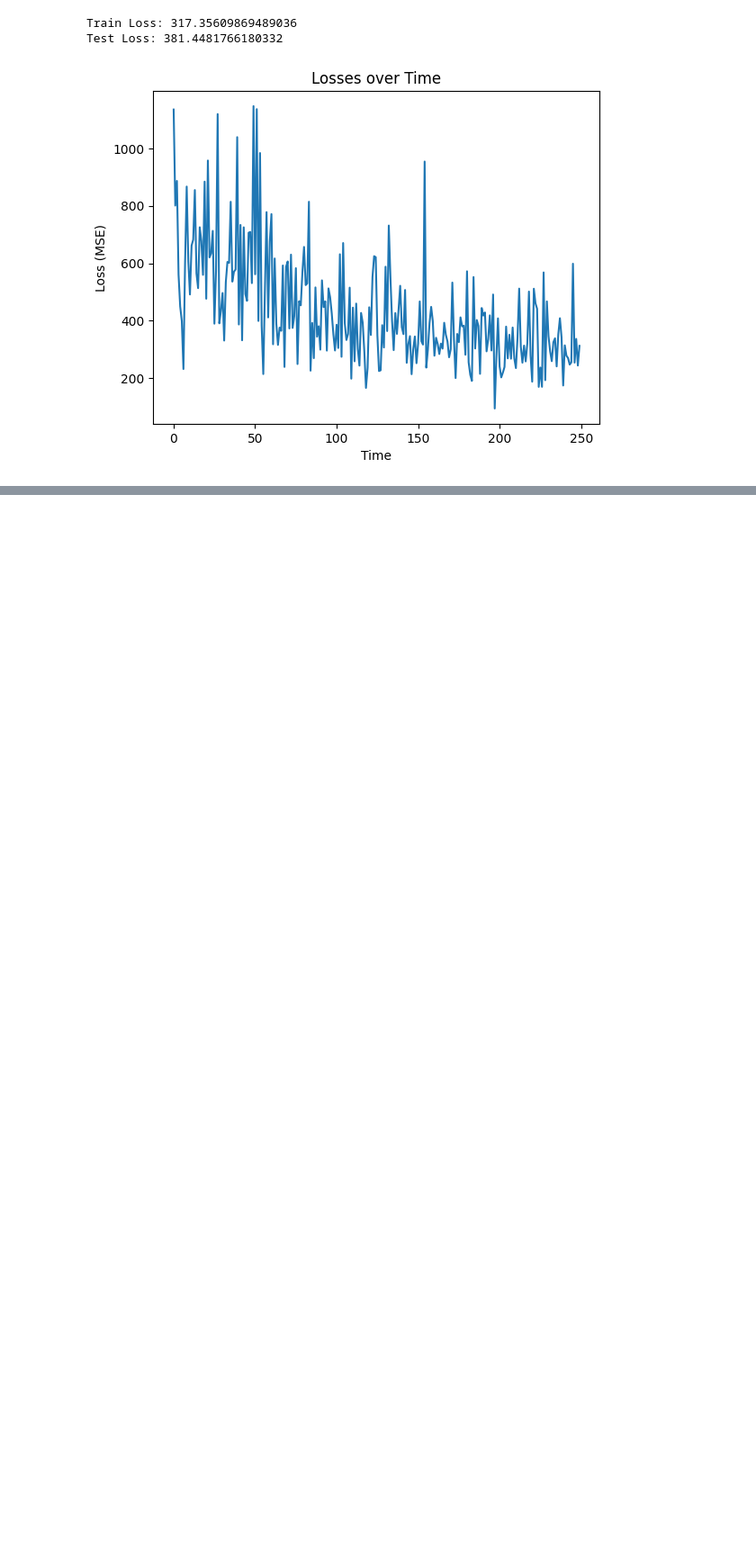
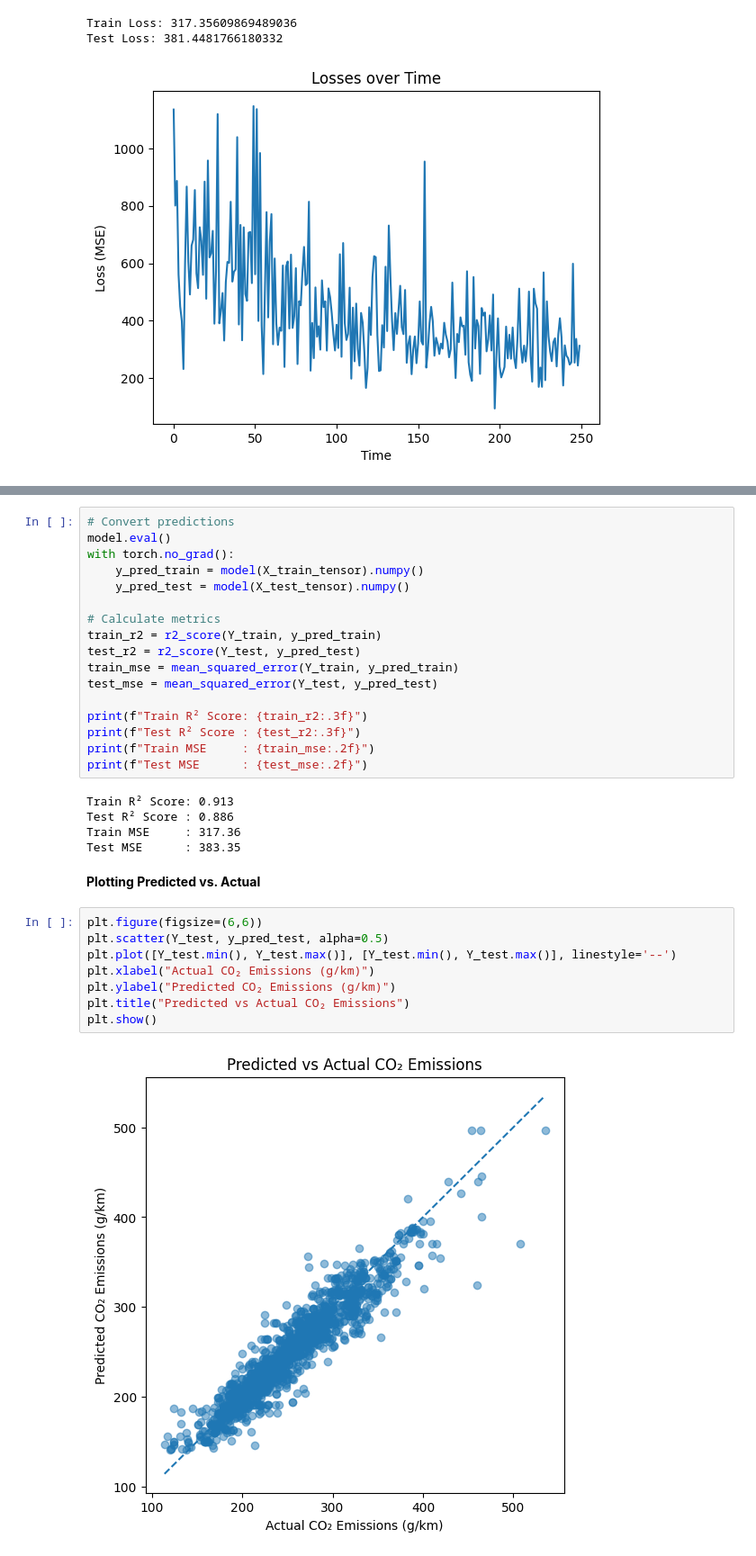
Before and after one commit to KalebW1229/CMSC320-Final-Project, a Jupyter notebook: finalcheckpoint.ipynb, the cells around one changed output, grey strips where cells are left out. Shown at 90% size. Cells and saved outputs as stored; diff of their text form; blank space fills up the shorter version.

Commit message:
added evaluation for MLP model; added training and evaluation for random forest model

```diff
--- a/finalcheckpoint.ipynb
+++ b/finalcheckpoint.ipynb
@@ -691,0 +698,34 @@ Test Loss: 381.4481766180332
+# %%
+# Convert predictions
+model.eval()
+with torch.no_grad():
+    y_pred_train = model(X_train_tensor).numpy()
+    y_pred_test = model(X_test_tensor).numpy()
+
+# Calculate metrics
+train_r2 = r2_score(Y_train, y_pred_train)
+test_r2 = r2_score(Y_test, y_pred_test)
+train_mse = mean_squared_error(Y_train, y_pred_train)
+test_mse = mean_squared_error(Y_test, y_pred_test)
+
+print(f"Train R² Score: {train_r2:.3f}")
+print(f"Test R² Score : {test_r2:.3f}")
+print(f"Train MSE     : {train_mse:.2f}")
+print(f"Test MSE      : {test_mse:.2f}")
+# %% [output]
+Train R² Score: 0.913
+Test R² Score : 0.886
+Train MSE     : 317.36
+Test MSE      : 383.35
+# %% [markdown]
+**Plotting Predicted vs. Actual**
+# %%
+plt.figure(figsize=(6,6))
+plt.scatter(Y_test, y_pred_test, alpha=0.5)
+plt.plot([Y_test.min(), Y_test.max()], [Y_test.min(), Y_test.max()], linestyle='--')
+plt.xlabel("Actual CO₂ Emissions (g/km)")
+plt.ylabel("Predicted CO₂ Emissions (g/km)")
+plt.title("Predicted vs Actual CO₂ Emissions")
+plt.show()
+# %% [output]
+[figure, added]
```
Also changed, not shown: parts of 7 cells of this notebook.
